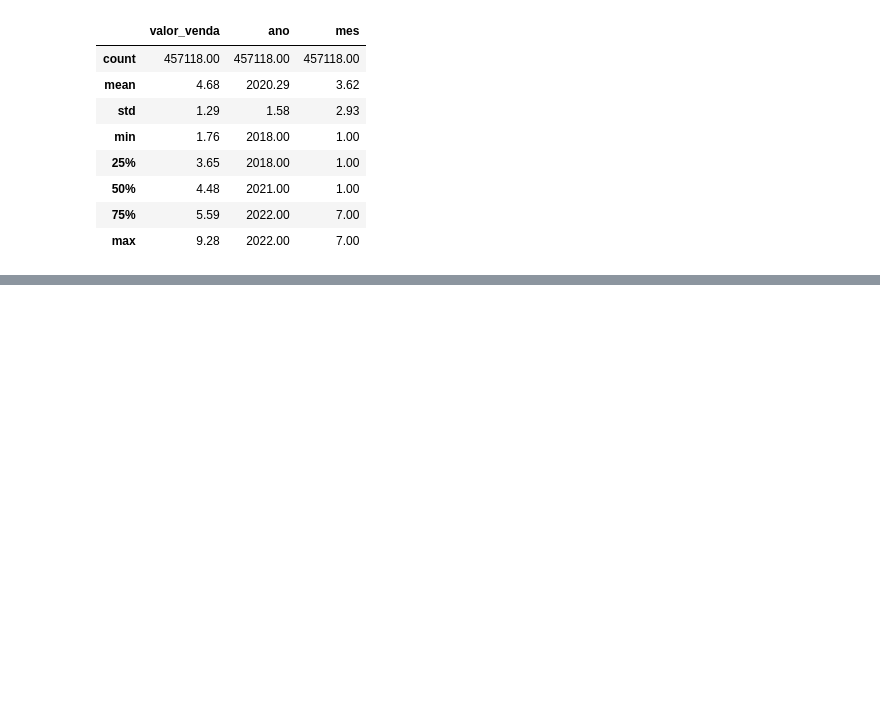
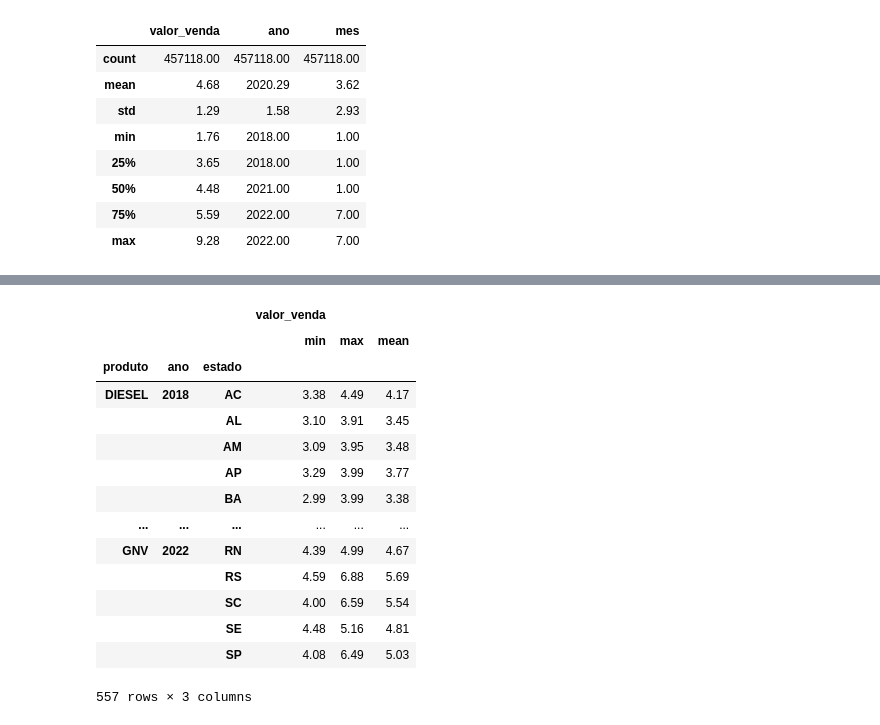
Before and after one commit to aloisiok1/Dataviz, a Jupyter notebook: 1_Ligacao_banco_dados.ipynb, the cells around one changed output, grey strips where cells are left out. Saved outputs shown, nothing was run; the diff lists cells and outputs as text; code cells hidden in the pictures; blank space fills up the shorter version.

```diff
--- a/1_Ligacao_banco_dados.ipynb
+++ b/1_Ligacao_banco_dados.ipynb
@@ -249,0 +297,3 @@ df_anp.describe().round(2)
+# %%
+df_anp_valor_estado = df_anp[['ano', 'produto', 'estado', 'valor_venda']]
+df_anp_valor_estado
@@ -249,0 +314,18 @@ df_anp.describe().round(2)
+# %%
+df_anp_valor_estado.groupby(['produto', 'ano', 'estado']).agg(['min', 'max', 'mean']).round(2)
+# %% [output]
+|  |  |  | valor_venda |  |  |
+|  |  |  | min | max | mean |
+| produto | ano | estado |  |  |  |
+| DIESEL | 2018 | AC | 3.38 | 4.49 | 4.17 |
+|  |  | AL | 3.10 | 3.91 | 3.45 |
+|  |  | AM | 3.09 | 3.95 | 3.48 |
+|  |  | AP | 3.29 | 3.99 | 3.77 |
+|  |  | BA | 2.99 | 3.99 | 3.38 |
+| ... | ... | ... | ... | ... | ... |
+| GNV | 2022 | RN | 4.39 | 4.99 | 4.67 |
+|  |  | RS | 4.59 | 6.88 | 5.69 |
+|  |  | SC | 4.00 | 6.59 | 5.54 |
+|  |  | SE | 4.48 | 5.16 | 4.81 |
+|  |  | SP | 4.08 | 6.49 | 5.03 |
+557 rows × 3 columns
```
Also changed, not shown: parts of 8 cells of this notebook.
